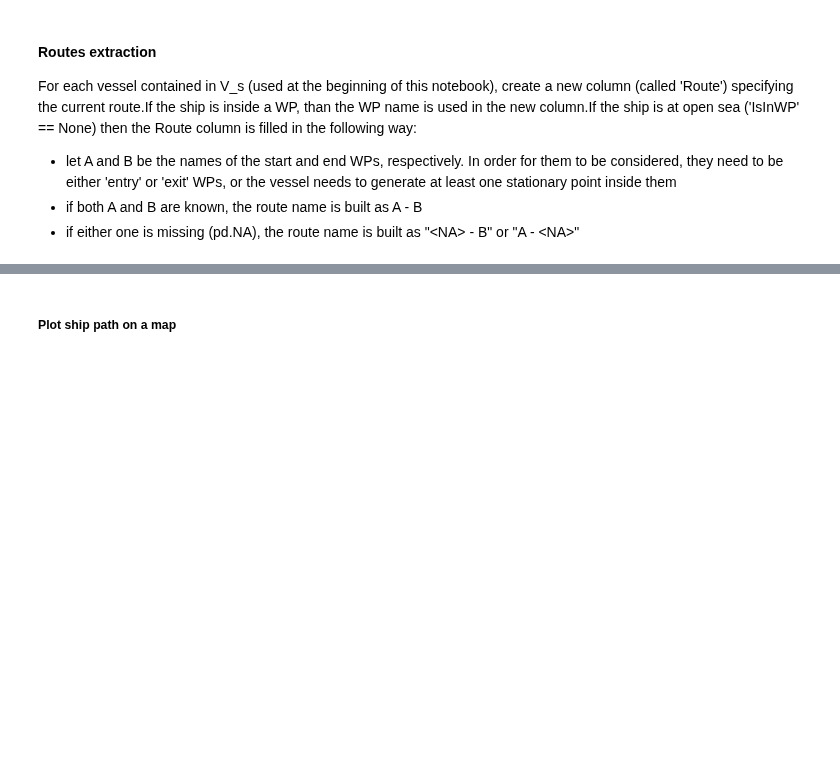
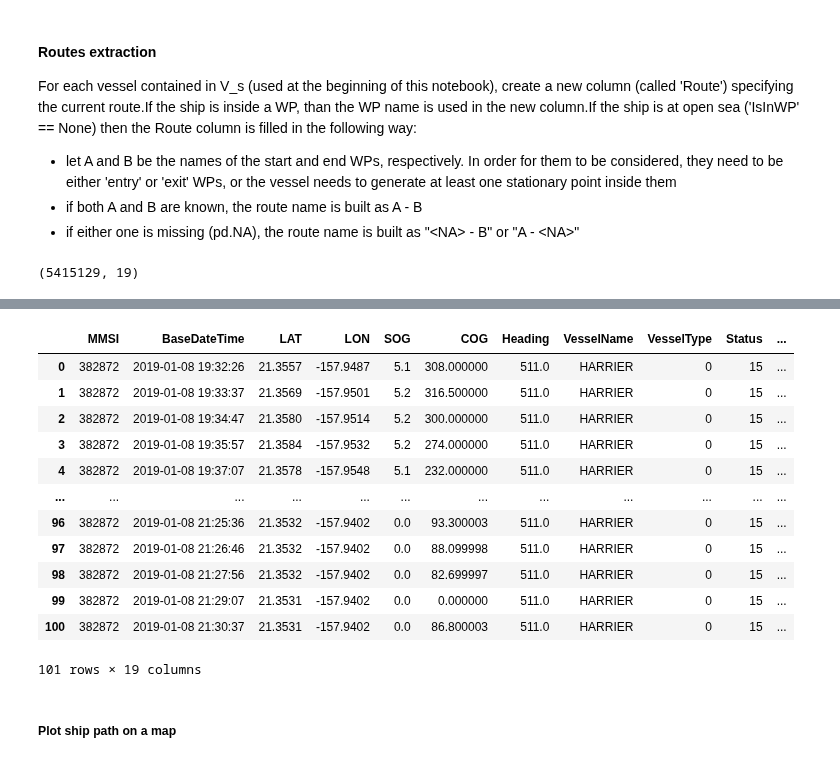
Before and after one commit to Accazeta/AIS_data_analysis, a Jupyter notebook: src/TREAD.ipynb, the cells around one changed output, grey strips where cells are left out. Saved outputs shown, nothing was run; the diff lists cells and outputs as text; code cells hidden in the pictures; blank space fills up the shorter version.

Commit message:
Improved route extraction
Added check for formal validity of entry/exit pairs

```diff
--- a/src/TREAD.ipynb
+++ b/src/TREAD.ipynb
@@ -757,6 +757,7 @@ all_false_rows = concatDF[(~concatDF[list_of_columns]).all(axis=1)].index
 concatDF.loc[all_false_rows, 'IsInWP'] = None
 # drop unnecessary columns
 concatDF.drop(list_of_columns, axis=1, inplace=True)
+concatDF.drop(['index', 'PointsObj'], axis=1, inplace=True)
 
 display(concatDF.head(10))
 # %% [output]
@@ -808,39 +809,48 @@ For each vessel contained in V_s (used at the beginning of this notebook), creat
 * if both A and B are known, the route name is built as A - B
 * if either one is missing (pd.NA), the route name is built as "\<NA> - B" or "A - \<NA>"
 # %%
+concatDF['IsInSignificantWP'] = p.Series(dtype=p.StringDtype())
 concatDF['Route'] = p.Series(dtype=p.StringDtype())
-
+print(concatDF.shape)
 for index, unique_mmsi in enumerate(reference_list_of_mmsi):
-    vesselDF = concatDF[concatDF['MMSI'] == unique_mmsi].copy().reset_index()
-
+    vesselDF = concatDF[concatDF['MMSI'] == unique_mmsi].copy().reset_index(drop=True)
+    vesselDF['IsInSignificantWP'] = p.Series(dtype=p.StringDtype()) # new empty column
+    vesselDF['PreviousWP'] = p.Series(dtype=p.StringDtype())
+    vesselDF['NextWP'] = p.Series(dtype=p.StringDtype())
     # extract the indeces of any entry-exit pair of points
     entry_points_index = vesselDF[vesselDF['EstimatedStatus'] == 'entry'].index.to_list()
     exit_points_index = vesselDF[vesselDF['EstimatedStatus'] == 'exit'].index.to_list()
     entry_exit_pairs_list = list(zip(entry_points_index, exit_points_index))
-    for idx, item in enumerate(entry_exit_pairs_list):
-        if idx+1 == len(entry_exit_pairs_list):
+    # check formal validity of entry/exit pairs
+    for idx, pair in enumerate(entry_exit_pairs_list):
+        entry_idx, exit_idx = pair[0], pair[1]
+        sub_range = range(entry_idx, exit_idx+1)
+        next_item = entry_exit_pairs_list[(idx + 1) % len(entry_exit_pairs_list)]
+        if ((exit_idx + 1) != next_item[0]) and (idx+1 != len(entry_exit_pairs_list)):
+            print(f'Error for tuples {pair}, {next_item} for vessel {unique_mmsi} with index {index}')
             break
-        next_item = entry_exit_pairs_list[(idx + 1) % len(entry_exit_pairs_list)]
-        if item[1] != next_item[0] - 1:
-            print(f'Error for tuples {item}, {next_item} for vessel {unique_mmsi} with index {index}')
+        # if the pair is valid, extract the routes
 
-    # create a new column for storing when a point is in a WP with a Avg_Speed lower than the threshold used for stationary points
-    significantWP_condition = ( (vesselDF['Avg_Speed'] <= SPEED_THRESHOLD)
-                                | (vesselDF['EstimatedStatus'] == 'entry')
-                                | (vesselDF['EstimatedStatus'] == 'exit')
-                               )
+        # create a new column for storing when a point is in a WP with a Avg_Speed lower than the threshold used for stationary points
+        significantWP_condition = ( (vesselDF.loc[sub_range, 'Avg_Speed'] <= SPEED_THRESHOLD)
+                                    | (vesselDF.loc[sub_range, 'EstimatedStatus'] == 'entry')
+                                    | (vesselDF.loc[sub_range, 'EstimatedStatus'] == 'exit')
+                                   )
 
-    vesselDF['IsInSignificantWP'] = np.where(significantWP_condition, vesselDF['IsInWP'], None)
-    # create a new column where each row contains the name of the previous WP
-    vesselDF['PreviousWP'] = vesselDF['IsInSignificantWP'].ffill()
-    # create a new column where each row contains the name of the following WP
-    vesselDF['NextWP'] = vesselDF['IsInSignificantWP'].bfill()
+        vesselDF.loc[sub_range, 'IsInSignificantWP'] = np.where(significantWP_condition, vesselDF.loc[sub_range, 'IsInWP'], None)
 
-    #replace None values with pandas.NA, which is like np.NaN but for non-numeric values
-    vesselDF['PreviousWP'] = vesselDF['PreviousWP'].fillna(p.NA)
-    vesselDF['NextWP'] = vesselDF['NextWP'].fillna(p.NA)
+        # create a new column where each row contains the name of the previous WP
+        vesselDF.loc[sub_range, 'PreviousWP'] = vesselDF.loc[sub_range, 'IsInSignificantWP'].ffill()
 
-    vesselDF['Route'] = vesselDF['IsInSignificantWP'].combine_first(vesselDF['PreviousWP'].astype(str) + ' - ' + vesselDF['NextWP'].astype(str))
+        # create a new column where each row contains the name of the following WP
+        vesselDF.loc[sub_range, 'NextWP'] = vesselDF.loc[sub_range, 'IsInSignificantWP'].bfill()
+
+        #replace None values with pandas.NA, which is like np.NaN but for non-numeric values
+        vesselDF.loc[sub_range, 'PreviousWP'] = vesselDF.loc[sub_range, 'PreviousWP'].fillna(p.NA)
+        vesselDF.loc[sub_range, 'NextWP'] = vesselDF.loc[sub_range, 'NextWP'].fillna(p.NA)
+
+        # create the route name as 'A - B'
+        vesselDF.loc[sub_range, 'Route'] = vesselDF.loc[sub_range, 'IsInSignificantWP'].combine_first(vesselDF.loc[sub_range, 'PreviousWP'].astype(str) + ' - ' + vesselDF.loc[sub_range, 'NextWP'].astype(str))
 
     # remove auxiliary columns that aren't necessary anymore
     vesselDF.drop(['PreviousWP', 'NextWP'], axis=1, inplace=True)
@@ -848,5 +858,7 @@ for index, unique_mmsi in enumerate(reference_list_of_mmsi):
     V_s[index] = vesselDF.copy()
 
 concatDF = p.concat(V_s).copy()
-
 #print(V_s[200][['BaseDateTime', 'MMSI', 'LAT', 'LON', 'EstimatedStatus', 'Avg_Speed', 'IsInWP','IsInSignificantWP', 'Route']].to_string())
+display(V_s[0].loc[0:100])
+# %% [output]
+(5415129, 19)
@@ -853,3 +882,16 @@ concatDF = p.concat(V_s).copy()
+|  | MMSI | BaseDateTime | LAT | LON | SOG | COG | Heading | VesselName | VesselType | Status | ... |
+| 0 | 382872 | 2019-01-08 19:32:26 | 21.3557 | -157.9487 | 5.1 | 308.000000 | 511.0 | HARRIER | 0 | 15 | ... |
+| 1 | 382872 | 2019-01-08 19:33:37 | 21.3569 | -157.9501 | 5.2 | 316.500000 | 511.0 | HARRIER | 0 | 15 | ... |
+| 2 | 382872 | 2019-01-08 19:34:47 | 21.3580 | -157.9514 | 5.2 | 300.000000 | 511.0 | HARRIER | 0 | 15 | ... |
+| 3 | 382872 | 2019-01-08 19:35:57 | 21.3584 | -157.9532 | 5.2 | 274.000000 | 511.0 | HARRIER | 0 | 15 | ... |
+| 4 | 382872 | 2019-01-08 19:37:07 | 21.3578 | -157.9548 | 5.1 | 232.000000 | 511.0 | HARRIER | 0 | 15 | ... |
+| ... | ... | ... | ... | ... | ... | ... | ... | ... | ... | ... | ... |
+| 96 | 382872 | 2019-01-08 21:25:36 | 21.3532 | -157.9402 | 0.0 | 93.300003 | 511.0 | HARRIER | 0 | 15 | ... |
+| 97 | 382872 | 2019-01-08 21:26:46 | 21.3532 | -157.9402 | 0.0 | 88.099998 | 511.0 | HARRIER | 0 | 15 | ... |
+| 98 | 382872 | 2019-01-08 21:27:56 | 21.3532 | -157.9402 | 0.0 | 82.699997 | 511.0 | HARRIER | 0 | 15 | ... |
+| 99 | 382872 | 2019-01-08 21:29:07 | 21.3531 | -157.9402 | 0.0 | 0.000000 | 511.0 | HARRIER | 0 | 15 | ... |
+| 100 | 382872 | 2019-01-08 21:30:37 | 21.3531 | -157.9402 | 0.0 | 86.800003 | 511.0 | HARRIER | 0 | 15 | ... |
+101 rows × 19 columns
 # %% [markdown]
 ##### Plot ship path on a map
 # %%
```
Also changed, not shown: parts of 3 cells of this notebook.
